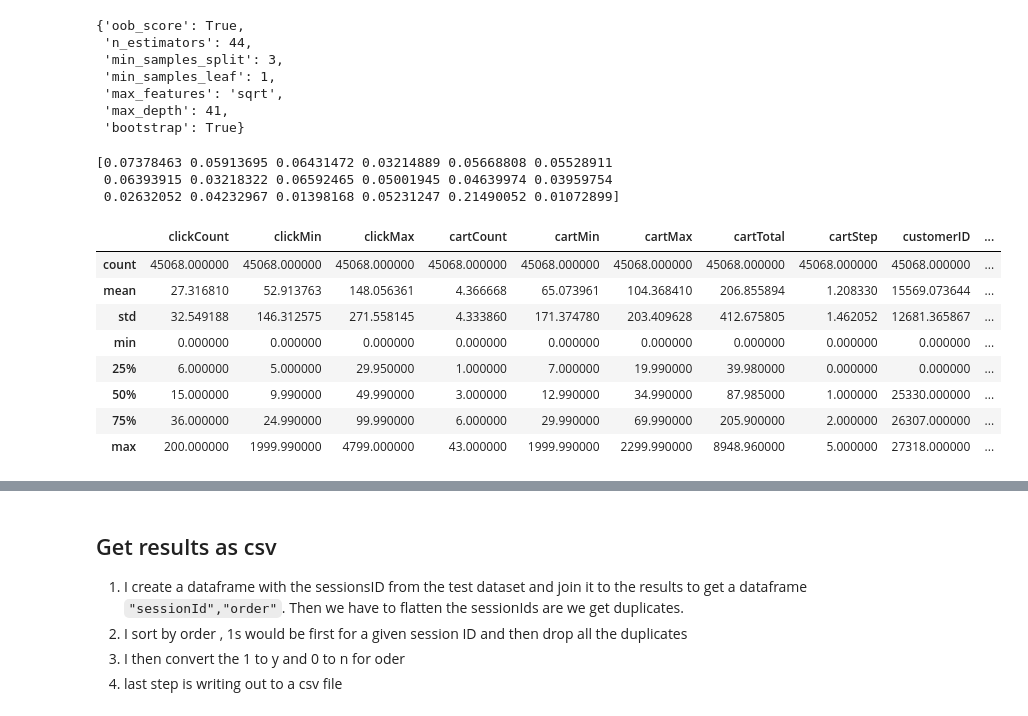
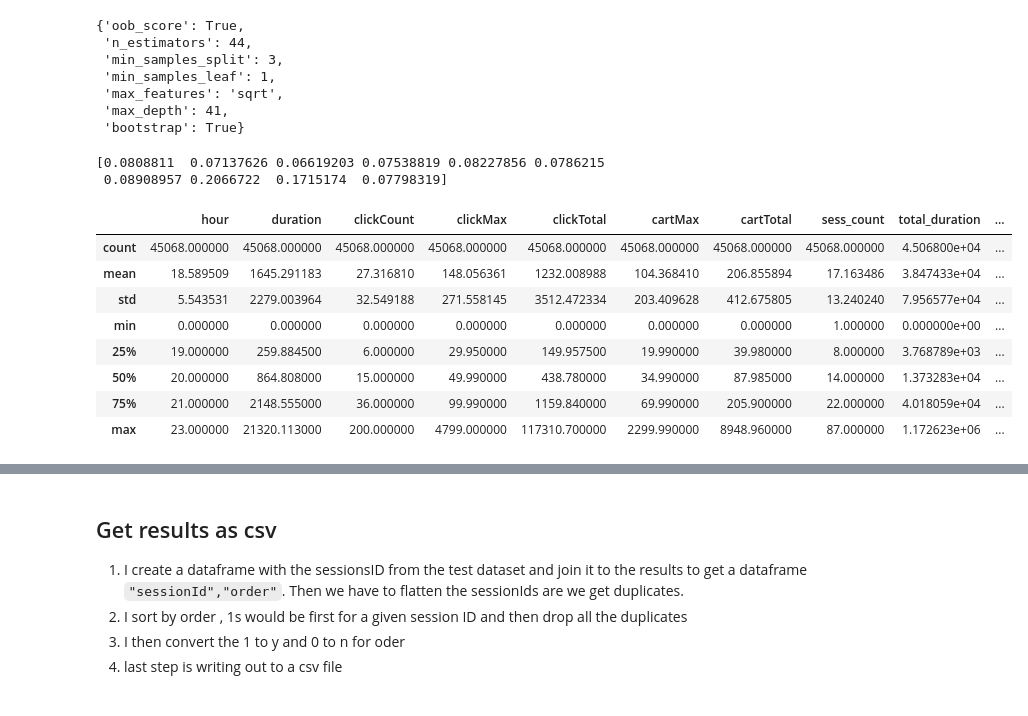
Before and after one commit to BrainMonkey/ml-contest1, a Jupyter notebook: python/jhiciano.ipynb, the cells around one changed output, grey strips where cells are left out. Cells and saved outputs as stored; diff of their text form; code cells hidden in the pictures.

```diff
--- a/python/jhiciano.ipynb
+++ b/python/jhiciano.ipynb
@@ -127,0 +205,9 @@ df_train_clensed.head()
+# %%
+df_train_clensed = df_train.drop(drop_columns_train,axis=1)
+df_train_clensed = pd.get_dummies(df_train_clensed)
+# df_train_clensed = df_train_clensed.drop('status_n', axis =1 )
+df_train_clensed.head()
+df_train_clensed.dropna(thresh=4,inplace=True)
+df_train_clensed =pd.DataFrame(df_train_clensed).fillna(0)
+len(df_train_clensed)
+df_train_clensed.info()
@@ -164,6 +271,6 @@ sns.heatmap(corr, annot = True, linewidths=0.1, fmt=".1f");
 # %%
 X, y = df_train_clensed.drop(['ordered'],axis=1), df_train_clensed.ordered
-X_train, X_test, y_train, y_test = train_test_split(X, y, test_size=0.25, random_state=68)
+X_train, X_test, y_train, y_test = train_test_split(X, y, test_size=0.2, random_state=68)
 # %%
 #create an array of models as base to see what has highest base score to select for tuning
 models = []
@@ -196,7 +307,7 @@ Source for Parameter running randomforest:
 https://medium.com/all-things-ai/in-depth-parameter-tuning-for-random-forest-d67bb7e920d
 # %%
 from sklearn.metrics import roc_curve, auc
-n_estimators = [1, 2, 4, 8, 16, 16,24,26, 32,48]
+n_estimators = [1, 2, 4, 8, 16, 19,24,26, 32,48]
 train_results = []
 test_results = []
 for estimator in n_estimators:
@@ -223,5 +334,5 @@ plt.show()
 # %%
-max_depths = np.linspace(15, 50, 45, endpoint=True)
+max_depths = np.linspace(10, 50, 40, endpoint=True)
 train_results = []
 test_results = []
 
@@ -321,23 +432,22 @@ rc_random.best_params_
  'max_depth': 41,
  'bootstrap': True}
 # %%
-clf2 = RandomForestClassifier(oob_score=True, max_depth = 41, n_estimators= 44, random_state=0, max_features='sqrt', bootstrap=True,min_samples_leaf=1,min_samples_split=3)
+clf2 = RandomForestClassifier(class_weight="balanced", oob_score=True, max_depth = 30, n_estimators= 18, random_state=0, max_features='sqrt', bootstrap=True,min_samples_leaf=1,min_samples_split=3)
 clf2.fit(X_train, y_train)
 print(clf2.feature_importances_)
 df_test_cl.describe()
 # %% [output]
-[0.07378463 0.05913695 0.06431472 0.03214889 0.05668808 0.05528911
- 0.06393915 0.03218322 0.06592465 0.05001945 0.04639974 0.03959754
- 0.02632052 0.04232967 0.01398168 0.05231247 0.21490052 0.01072899]
+[0.0808811  0.07137626 0.06619203 0.07538819 0.08227856 0.0786215
+ 0.08908957 0.2066722  0.1715174  0.07798319]
-|  | clickCount | clickMin | clickMax | cartCount | cartMin | cartMax | cartTotal | cartStep | customerID | ... |
-| count | 45068.000000 | 45068.000000 | 45068.000000 | 45068.000000 | 45068.000000 | 45068.000000 | 45068.000000 | 45068.000000 | 45068.000000 | ... |
-| mean | 27.316810 | 52.913763 | 148.056361 | 4.366668 | 65.073961 | 104.368410 | 206.855894 | 1.208330 | 15569.073644 | ... |
-| std | 32.549188 | 146.312575 | 271.558145 | 4.333860 | 171.374780 | 203.409628 | 412.675805 | 1.462052 | 12681.365867 | ... |
-| min | 0.000000 | 0.000000 | 0.000000 | 0.000000 | 0.000000 | 0.000000 | 0.000000 | 0.000000 | 0.000000 | ... |
-| 25% | 6.000000 | 5.000000 | 29.950000 | 1.000000 | 7.000000 | 19.990000 | 39.980000 | 0.000000 | 0.000000 | ... |
-| 50% | 15.000000 | 9.990000 | 49.990000 | 3.000000 | 12.990000 | 34.990000 | 87.985000 | 1.000000 | 25330.000000 | ... |
-| 75% | 36.000000 | 24.990000 | 99.990000 | 6.000000 | 29.990000 | 69.990000 | 205.900000 | 2.000000 | 26307.000000 | ... |
-| max | 200.000000 | 1999.990000 | 4799.000000 | 43.000000 | 1999.990000 | 2299.990000 | 8948.960000 | 5.000000 | 27318.000000 | ... |
+|  | hour | duration | clickCount | clickMax | clickTotal | cartMax | cartTotal | sess_count | total_duration | ... |
+| count | 45068.000000 | 45068.000000 | 45068.000000 | 45068.000000 | 45068.000000 | 45068.000000 | 45068.000000 | 45068.000000 | 4.506800e+04 | ... |
+| mean | 18.589509 | 1645.291183 | 27.316810 | 148.056361 | 1232.008988 | 104.368410 | 206.855894 | 17.163486 | 3.847433e+04 | ... |
+| std | 5.543531 | 2279.003964 | 32.549188 | 271.558145 | 3512.472334 | 203.409628 | 412.675805 | 13.240240 | 7.956577e+04 | ... |
+| min | 0.000000 | 0.000000 | 0.000000 | 0.000000 | 0.000000 | 0.000000 | 0.000000 | 1.000000 | 0.000000e+00 | ... |
+| 25% | 19.000000 | 259.884500 | 6.000000 | 29.950000 | 149.957500 | 19.990000 | 39.980000 | 8.000000 | 3.768789e+03 | ... |
+| 50% | 20.000000 | 864.808000 | 15.000000 | 49.990000 | 438.780000 | 34.990000 | 87.985000 | 14.000000 | 1.373283e+04 | ... |
+| 75% | 21.000000 | 2148.555000 | 36.000000 | 99.990000 | 1159.840000 | 69.990000 | 205.900000 | 22.000000 | 4.018059e+04 | ... |
+| max | 23.000000 | 21320.113000 | 200.000000 | 4799.000000 | 117310.700000 | 2299.990000 | 8948.960000 | 87.000000 | 1.172623e+06 | ... |
 # %%
 features = X_train.columns.values
 importances = clf2.feature_importances_
```
Also changed, not shown: parts of 32 cells of this notebook, 1 other file.
